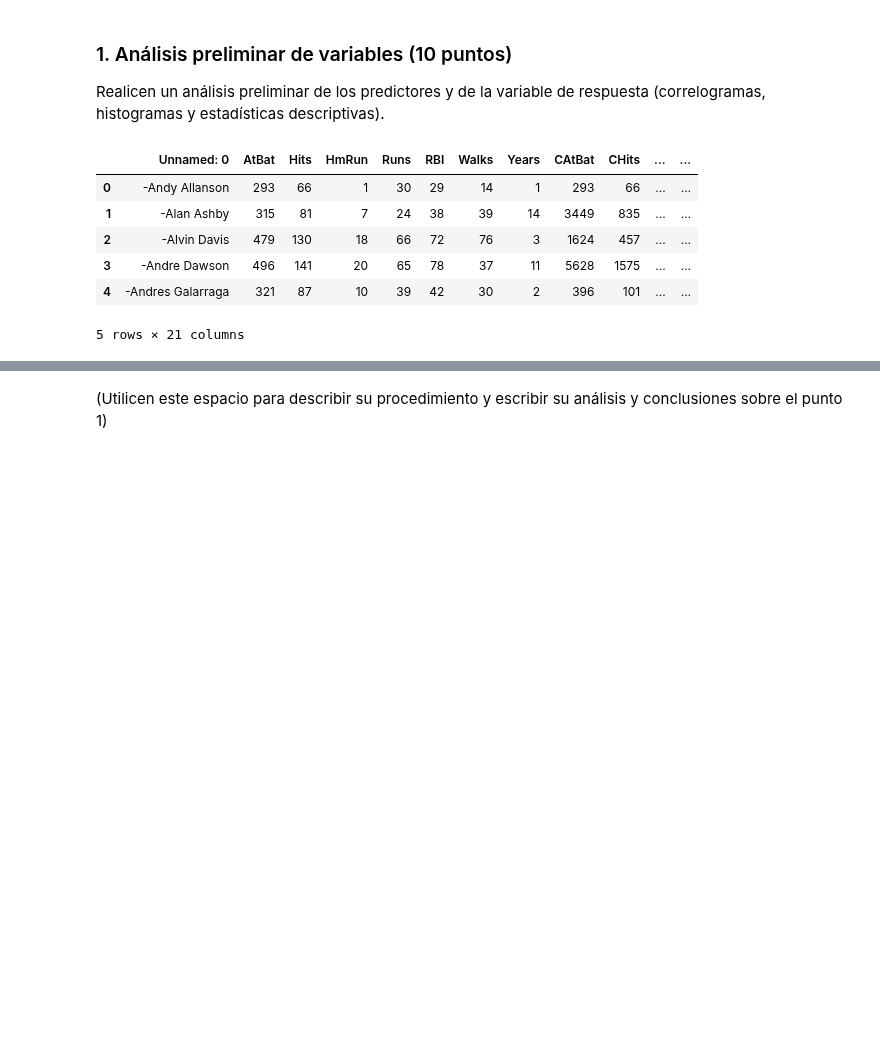
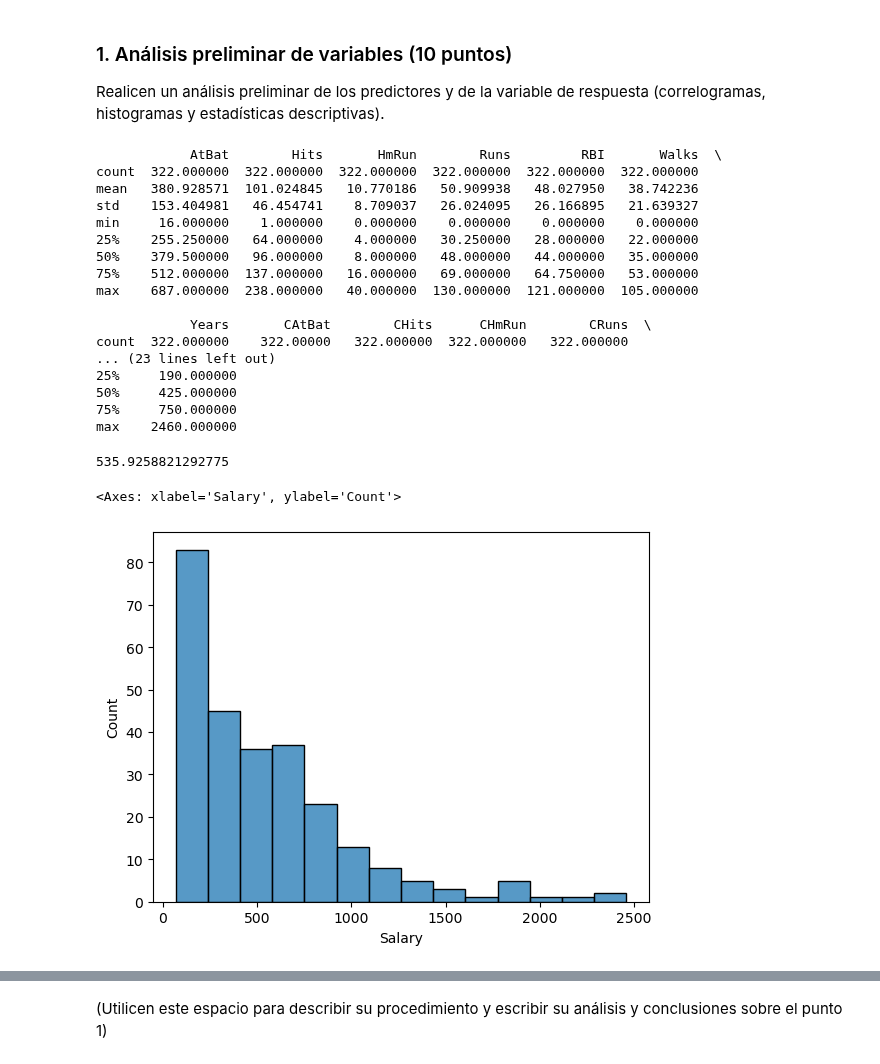
Before and after one commit to carrasquintero/Entrega_ETL, a Jupyter notebook: Caso modelos lineales para regresión, muestreo y selección del mejor modelo.ipynb, the cells around one changed output, grey strips where cells are left out. Drawn from its saved outputs; the diff is of its cells as text; code cells hidden in the pictures; blank space fills up the shorter version.

```diff
--- a/Caso modelos lineales para regresión, muestreo y selección del mejor modelo.ipynb
+++ b/Caso modelos lineales para regresión, muestreo y selección del mejor modelo.ipynb
@@ -52,13 +52,39 @@ Realicen un análisis preliminar de los predictores y de la variable de respuest
 # %%
 #### Utilicen este espacio para escribir los códigos del procedimiento del punto 1 ####
 import pandas as pd
-hitters = pd.read_csv("Hitters.csv")
+import numpy as np
+import seaborn as sns
+import matplotlib as plt
+hitters = pd.read_csv("Hitters.csv", index_col= 0)
 hitters.head()
+
+### Análisis de variables
+### Salary
+hitters.sum()
+print(hitters.describe())
 # %% [output]
-|  | Unnamed: 0 | AtBat | Hits | HmRun | Runs | RBI | Walks | Years | CAtBat | CHits | ... | ... |
-| 0 | -Andy Allanson | 293 | 66 | 1 | 30 | 29 | 14 | 1 | 293 | 66 | ... | ... |
-| 1 | -Alan Ashby | 315 | 81 | 7 | 24 | 38 | 39 | 14 | 3449 | 835 | ... | ... |
-| 2 | -Alvin Davis | 479 | 130 | 18 | 66 | 72 | 76 | 3 | 1624 | 457 | ... | ... |
-| 3 | -Andre Dawson | 496 | 141 | 20 | 65 | 78 | 37 | 11 | 5628 | 1575 | ... | ... |
-| 4 | -Andres Galarraga | 321 | 87 | 10 | 39 | 42 | 30 | 2 | 396 | 101 | ... | ... |
-5 rows × 21 columns
+            AtBat        Hits       HmRun        Runs         RBI       Walks  \
+count  322.000000  322.000000  322.000000  322.000000  322.000000  322.000000
+mean   380.928571  101.024845   10.770186   50.909938   48.027950   38.742236
+std    153.404981   46.454741    8.709037   26.024095   26.166895   21.639327
+min     16.000000    1.000000    0.000000    0.000000    0.000000    0.000000
+25%    255.250000   64.000000    4.000000   30.250000   28.000000   22.000000
+50%    379.500000   96.000000    8.000000   48.000000   44.000000   35.000000
+75%    512.000000  137.000000   16.000000   69.000000   64.750000   53.000000
+max    687.000000  238.000000   40.000000  130.000000  121.000000  105.000000
+
+            Years       CAtBat        CHits      CHmRun        CRuns  \
+count  322.000000    322.00000   322.000000  322.000000   322.000000
+... (23 lines left out)
+25%     190.000000
+50%     425.000000
+75%     750.000000
+max    2460.000000
+# %%
+print(np.mean(hitters["Salary"]))
+
+sns.histplot(hitters["Salary"])
+# %% [output]
+535.9258821292775
+<Axes: xlabel='Salary', ylabel='Count'>
+[figure, added]
```
Also changed, not shown: parts of 3 cells of this notebook.
